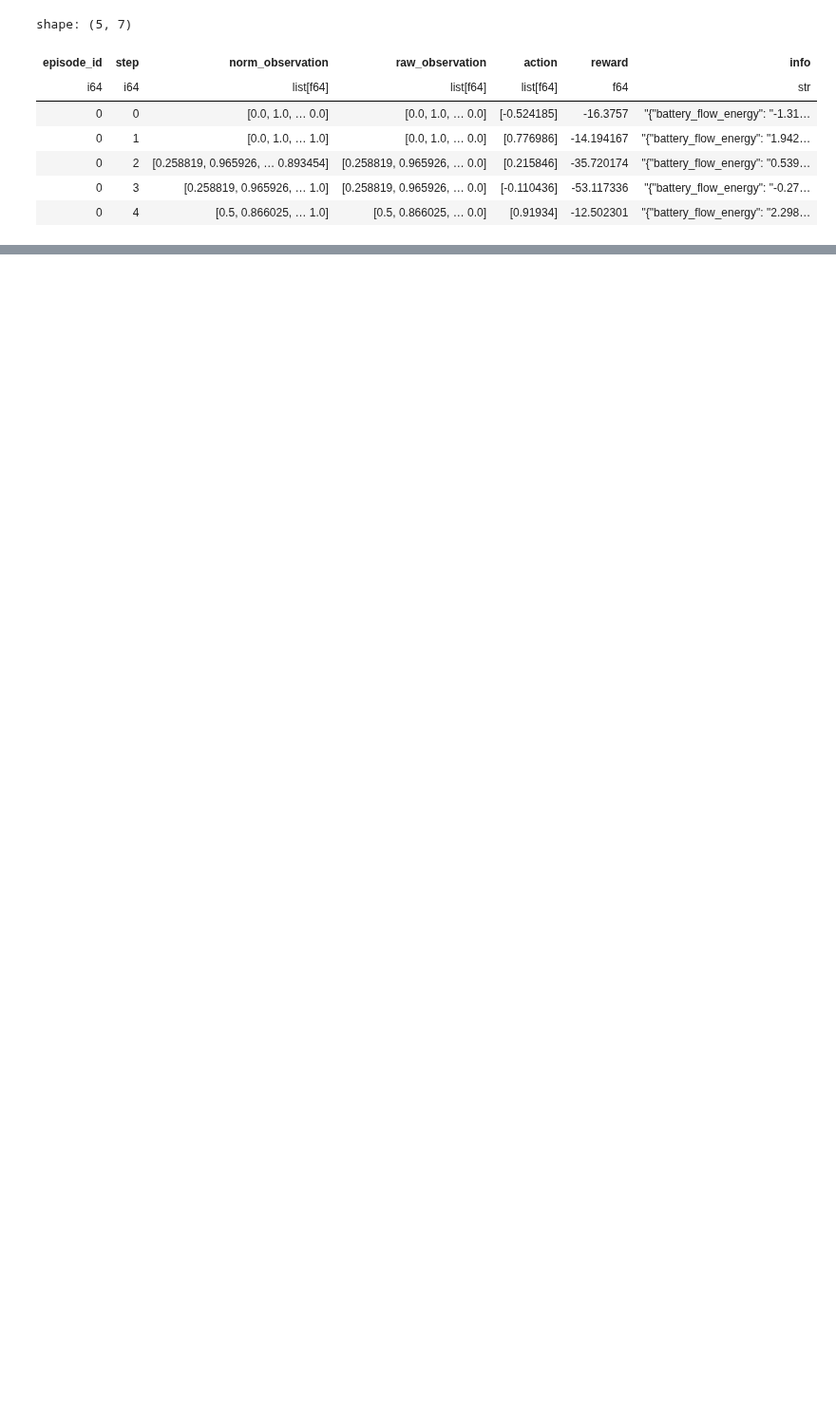
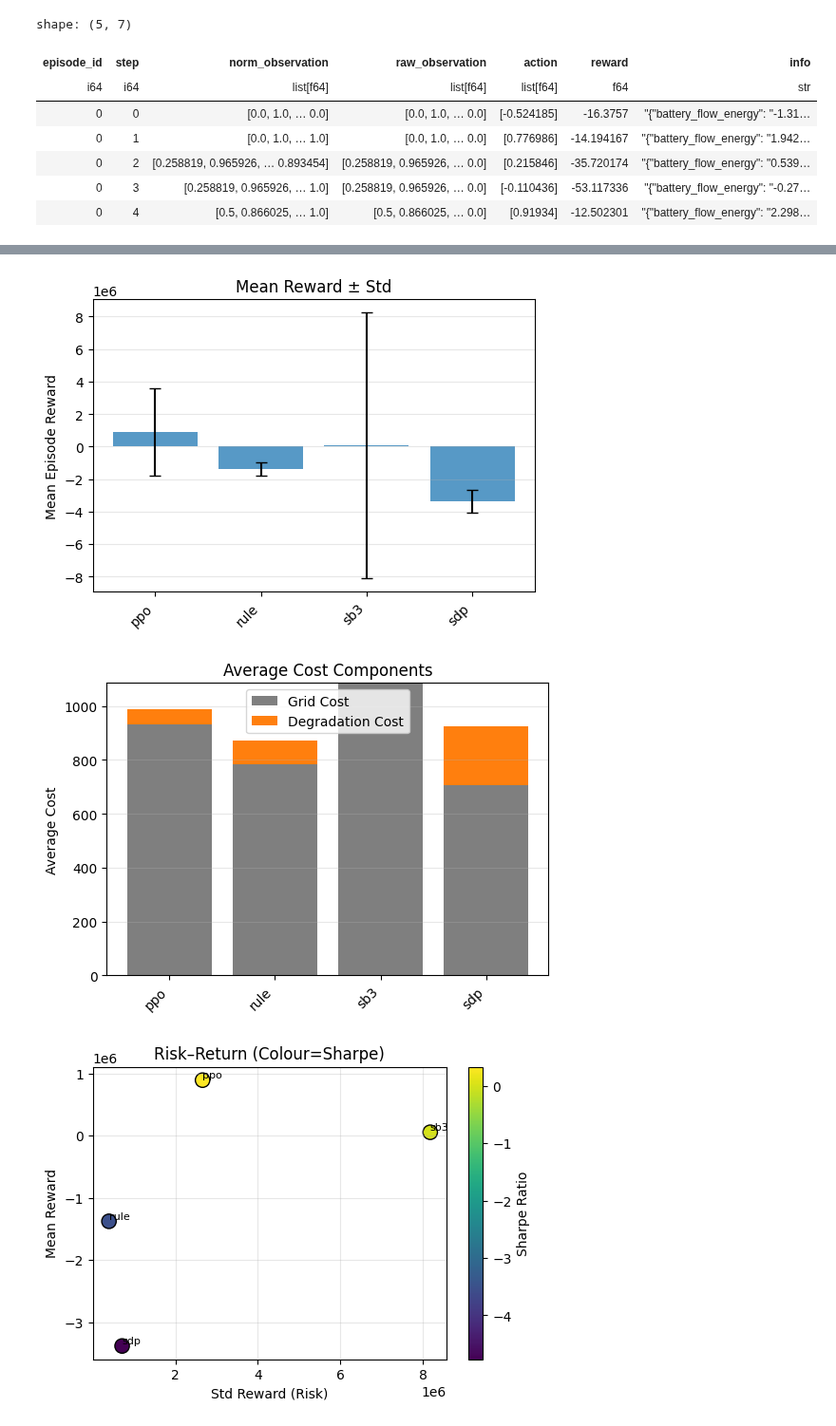
Before and after one commit to mrvictoru/energydecision, a Jupyter notebook: testrun.ipynb, the cells around one changed output, grey strips where cells are left out. Shown at 95% size. Saved outputs shown, nothing was run; the diff lists cells and outputs as text; code cells hidden in the pictures; blank space fills up the shorter version.

Commit message:
added visualisation to evaluation and is tested

```diff
--- a/testrun.ipynb
+++ b/testrun.ipynb
@@ -350,0 +351,20 @@ print(metrics)
+# %%
+from helper import evaluate_experiments
+# Split into a list of DataFrames, one per episode
+sdp_logs = [sdp_all_logs.filter(pl.col("episode_id") == eid) for eid in sdp_all_logs["episode_id"].unique()]
+rule_logs = [rule_all_logs.filter(pl.col("episode_id") == eid) for eid in rule_all_logs["episode_id"].unique()]
+sb3_logs = [sb3_test_logs.filter(pl.col("episode_id") == eid) for eid in sb3_test_logs["episode_id"].unique()]
+ppo_logs = [ppo_test_logs.filter(pl.col("episode_id") == eid) for eid in ppo_test_logs["episode_id"].unique()]
+
+all_logs = {
+    "sdp": sdp_logs,
+    "rule": rule_logs,
+    "sb3": sb3_logs,
+    "ppo": ppo_logs,
+}
+
+metrics = evaluate_experiments(all_logs, target_return=0.0)
+# %% [output]
+[figure, added]
+[figure, added]
+[figure, added]
```
Also changed, not shown: parts of 2 cells of this notebook, 1 other file.
